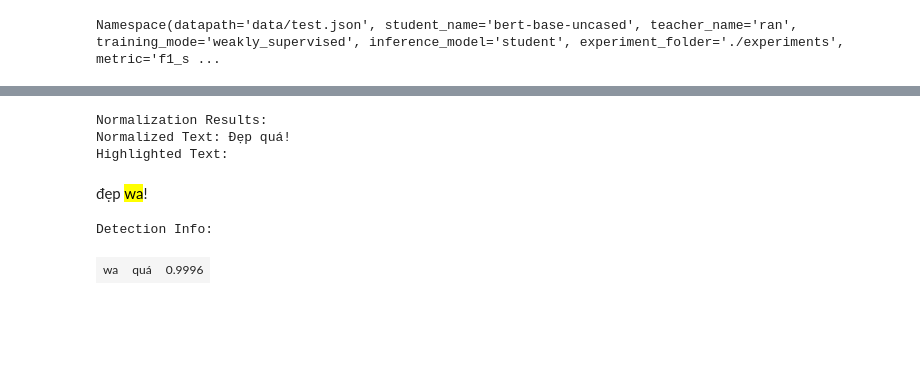
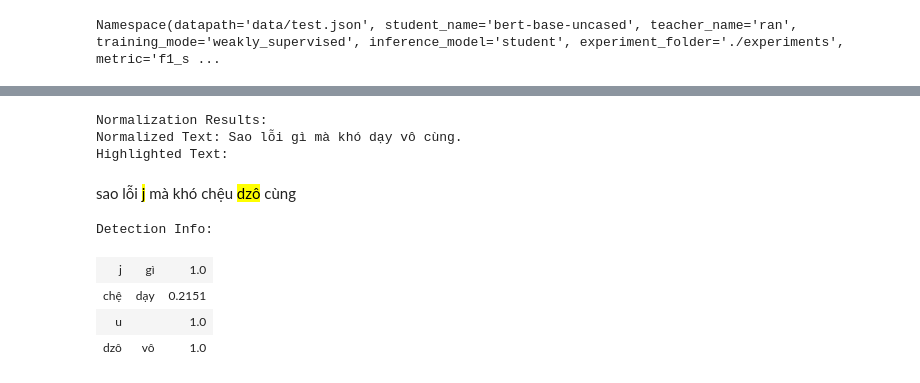
Before and after one commit to ricardotran92/visolex, a Jupyter notebook: colab_visolex.ipynb, the cells around one changed output, grey strips where cells are left out. Cells and saved outputs as stored; diff of their text form; code cells hidden in the pictures; blank space fills up the shorter version.

```diff
--- a/colab_visolex.ipynb
+++ b/colab_visolex.ipynb
@@ -257,35 +274,38 @@ def normalize_text(input_text):
 
 # Example of how to use it in the notebook:
 # Assuming you have run the cell to load the model using load_model()
 
 # Define the input text
-input_text_example = "đẹp wa!"
-# "T hk thik m ơi." "thoai" "sao hk có j  khác dị?" "đep wa!" "that ra toi cung ko biet kieu gi moi chinh xac nhất nữa" "sao lỗi j mà khó chệu dzô cùng"
+input_text_example = "sao lỗi j mà khó chệu dzô cùng"
+# "T hk thik m ơi." "thoai" "sao hk có j  khác dị" "that ra toi cung ko biet kieu gi moi chinh xac nhất nữa" "sao lỗi j mà khó chệu dzô cùng"
 
 input_text_example = input_text_example.lower()
 
 # Call the modified function
 normalization_results = normalize_text(input_text_example)
 
 # Display the results
 if normalization_results:
     print("Normalization Results:")
     if 'normalized_text' in normalization_results:
         print(f"Normalized Text: {normalization_results['normalized_text']}")
     else:
         print("No 'normalized_text' in results.")
     if 'highlighted_text' in normalization_results:
         # print(f"Highlighted Text: {normalization_results['highlighted_text']}") # This is HTML, you might need to display it differently
         print(f"Highlighted Text:")
         display(HTML(normalization_results['highlighted_text']))
     if 'detection_info' in normalization_results:
         print("Detection Info:")
         table_html = f"<table border='1'>{normalization_results['detection_info']}</table>"
         display(HTML(table_html))
 # %% [output]
 Normalization Results:
-Normalized Text: Đẹp quá!
+Normalized Text: Sao lỗi gì mà khó dạy vô cùng.
 Highlighted Text:
-đẹp wa!
+sao lỗi j mà khó chệu dzô cùng
 Detection Info:
-| wa | quá | 0.9996 |
+| j | gì | 1.0 |
+| chệ | dạy | 0.2151 |
+| u |  | 1.0 |
+| dzô | vô | 1.0 |
```
Also changed, not shown: parts of 14 cells of this notebook, 2 other files.
